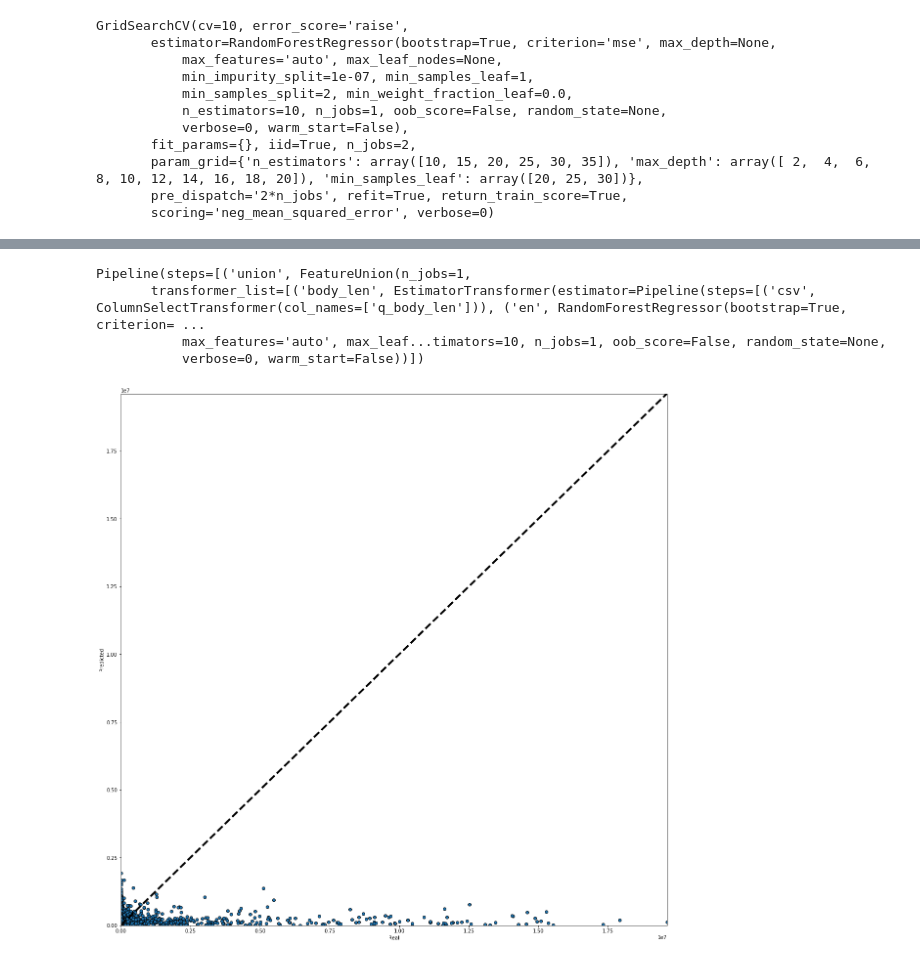
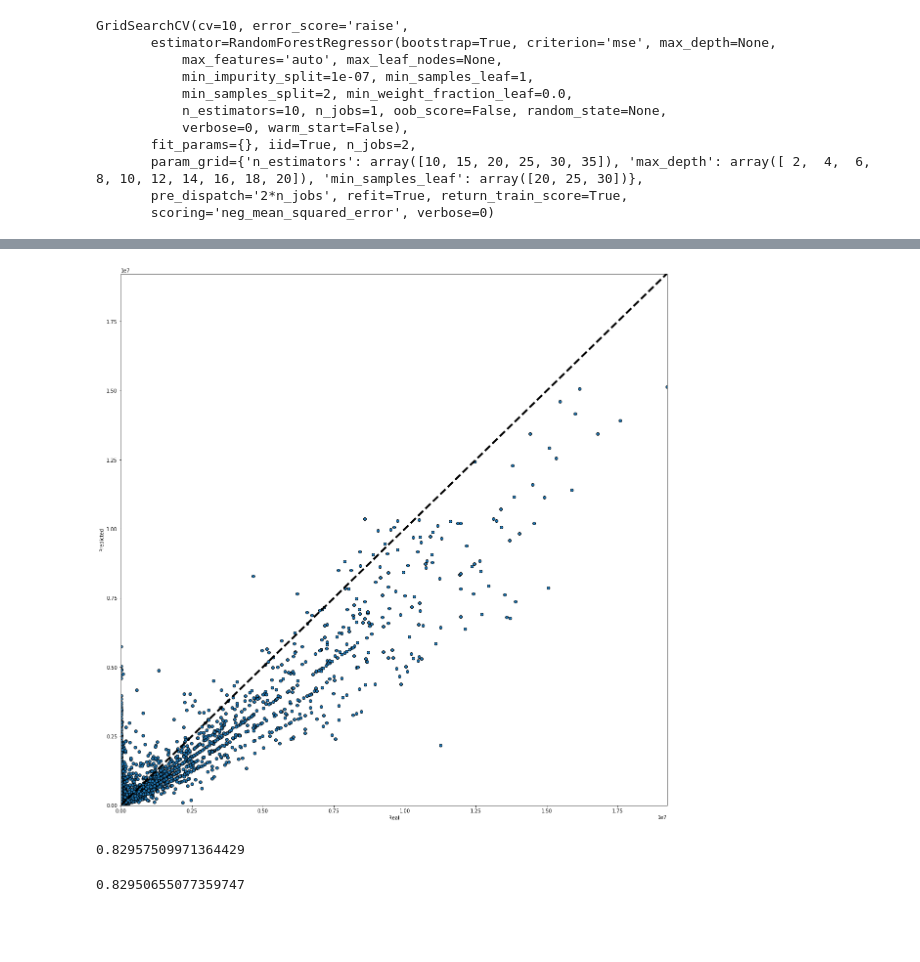
Before and after one commit to katielong/capstone, a Jupyter notebook: Models.ipynb, the cells around one changed output, grey strips where cells are left out. Cells and saved outputs as stored; diff of their text form; code cells hidden in the pictures; blank space fills up the shorter version.

```diff
--- a/Models.ipynb
+++ b/Models.ipynb
@@ -217,12 +274,15 @@ dill.dump(network_est, open('network_est.pkd', 'w'))
 # %%
-body_len_trans = EstimatorTransformer(body_len_est)
+#FULL Estimator
+q_char_trans = EstimatorTransformer(q_char_est)
 tag_rf_trans = EstimatorTransformer(tag_rf_est)
 network_trans = EstimatorTransformer(network_est)
+bag_of_words_est_trans = EstimatorTransformer(bag_of_words_est)
 # %%
 union = FeatureUnion([
-    ('body_len', body_len_trans),
+    ('q_char', q_char_trans),
     ('tag_rf', tag_rf_trans),
-    ('network', network_trans)
+    ('network', network_trans),
+    ('bag_of_words_est_trans', bag_of_words_est_trans)
 ])
 # %%
 # union.fit(X)
@@ -237,27 +296,23 @@ FeatureUnion(n_jobs=1,
 # %%
 full_est = Pipeline([
     ('union', union),
-    ('blend', RandomForestRegressor(min_samples_leaf = 20))
+    ('blend', RandomForestRegressor())
 ])
 full_est.fit(X_train, y_train)
+dill.dump(full_est, open('est/full_est.pkd', 'w'))
-# %% [output]
-Pipeline(steps=[('union', FeatureUnion(n_jobs=1,
-       transformer_list=[('body_len', EstimatorTransformer(estimator=Pipeline(steps=[('csv', ColumnSelectTransformer(col_names=['q_body_len'])), ('en', RandomForestRegressor(bootstrap=True, criterion= ...
-           max_features='auto', max_leaf...timators=10, n_jobs=1, oob_score=False, random_state=None,
-           verbose=0, warm_start=False))])
 # %%
-pred = full_est.predict(X_test)
+pred = full_est.predict(X_train)
+real = y_train
+# pred = bag_of_words_est.predict(X_test)
 # %%
-# plt.plot(pred, 'bo', y_test, 'ro', markersize=5)
-# plt.show()
-thrh = y_test.max()
+thrh = real.max()
 fig, ax = plt.subplots(figsize=(20,20))
-ax.scatter(y_test, pred, edgecolors=(0, 0, 0))
-ax.plot([y_test.min(), thrh], [y_test.min(), thrh], 'k--', lw=4)
-ax.set_xlim([y_test.min(), thrh])
-ax.set_ylim([y_test.min(), thrh])
+ax.scatter(real, pred, edgecolors=(0, 0, 0))
+ax.plot([real.min(), thrh], [real.min(), thrh], 'k--', lw=4)
+ax.set_xlim([real.min(), thrh])
+ax.set_ylim([real.min(), thrh])
 ax.set_xlabel('Real')
 ax.set_ylabel('Predicted')
 plt.show()
 # %% [output]
-[figure, old version]
+[figure, new version]
@@ -263,0 +322,11 @@ plt.show()
+# %%
+# evaluate traning performance
+from sklearn metrics import mean_absolute_error
+explained_variance_score(real, pred)
+# %% [output]
+0.82957509971364429
+# %%
+from sklearn.metrics import r2_score
+r2_score(real, pred)
+# %% [output]
+0.82950655077359747
```
Also changed, not shown: parts of 23 cells of this notebook, 3 other files.
